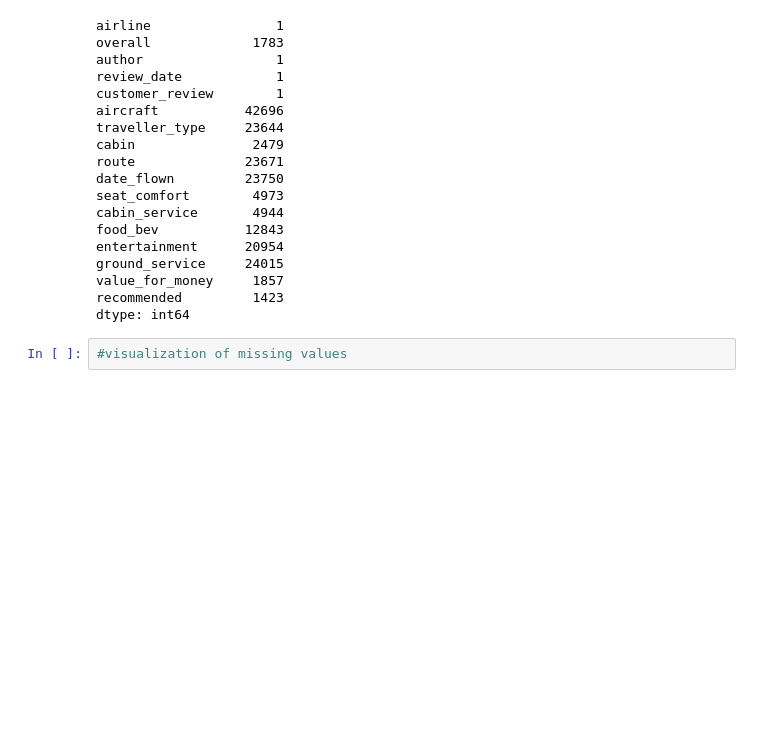
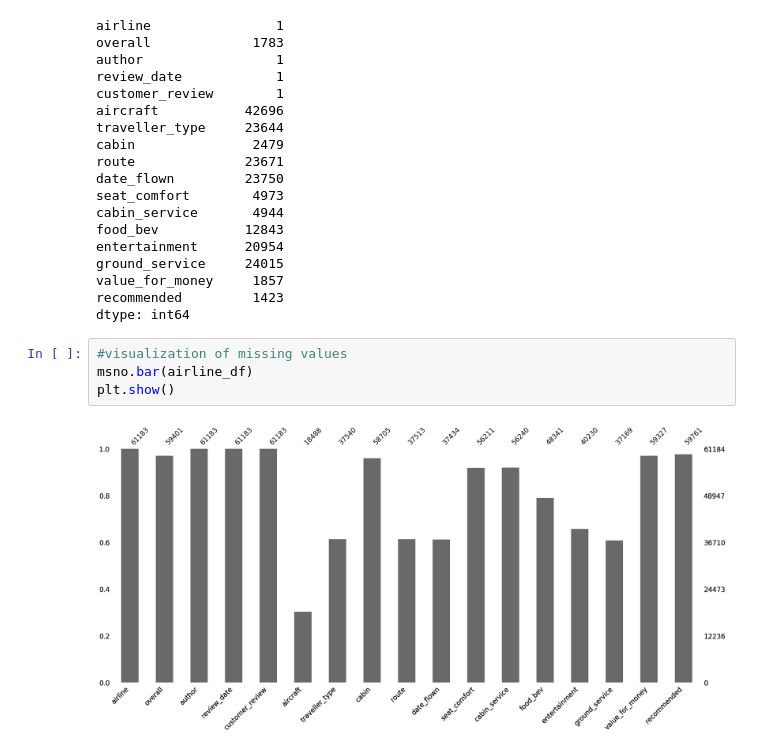
Before and after one commit to Siddharth3271/Airline-Passenger-Refferal-Prediction, a Jupyter notebook: code.ipynb, the cells around one changed output. Saved outputs shown, nothing was run; the diff lists cells and outputs as text; blank space fills up the shorter version.

```diff
--- a/code.ipynb
+++ b/code.ipynb
@@ -113,3 +138,7 @@ recommended         1423
 dtype: int64
 # %%
 #visualization of missing values
+msno.bar(airline_df)
+plt.show()
+# %% [output]
+[figure, added]
```
Also changed, not shown: parts of 10 cells of this notebook.
